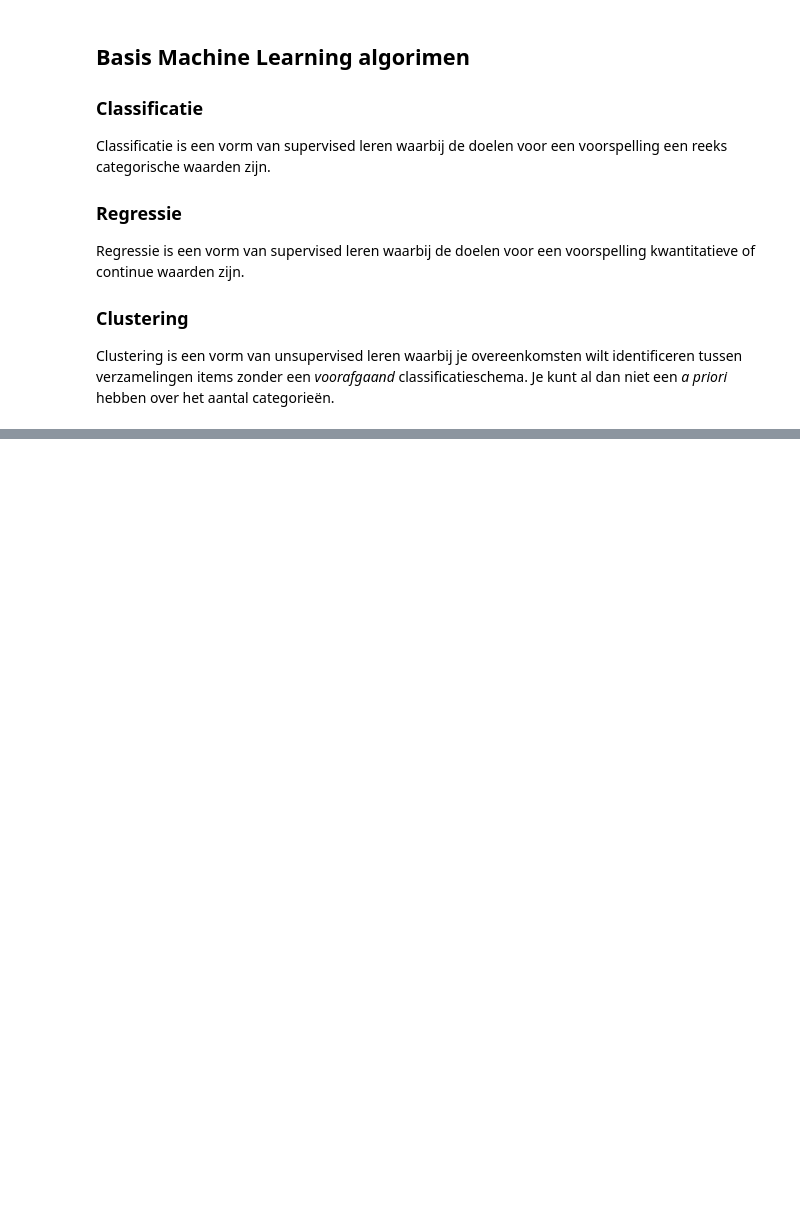
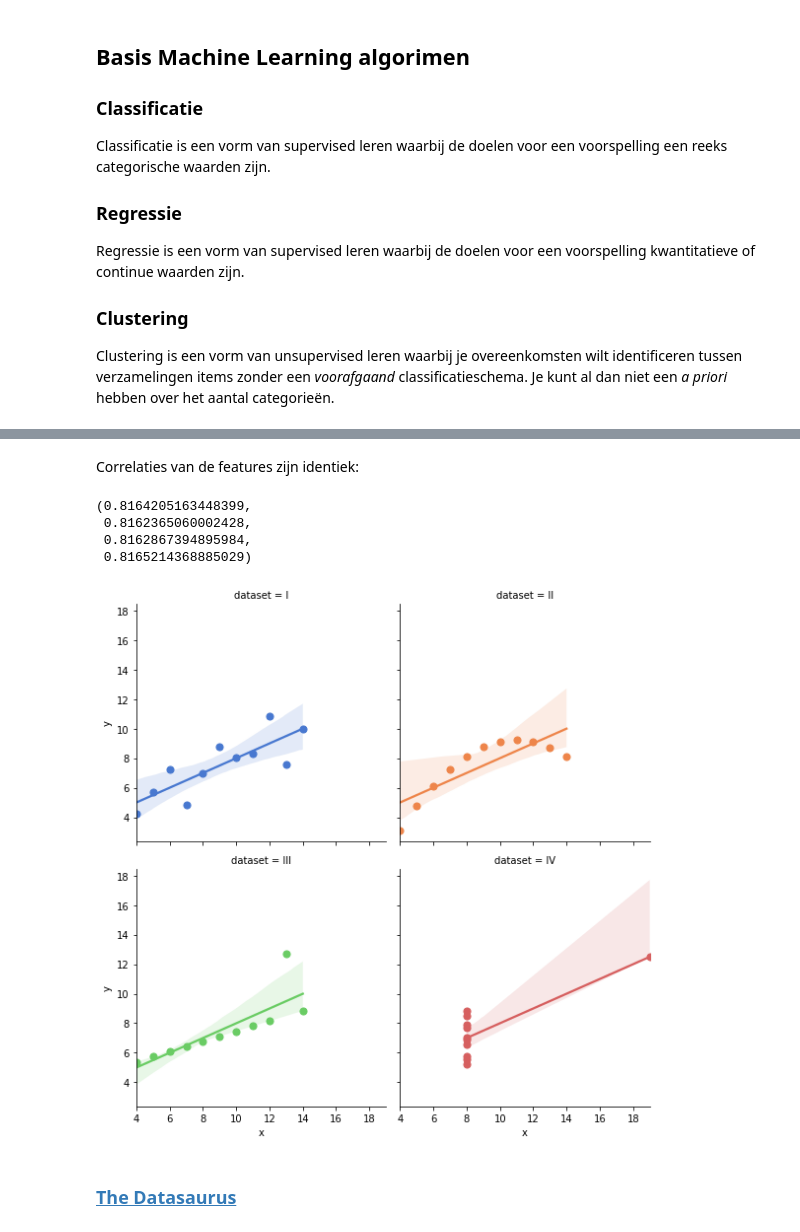
Before and after one commit to MixKlim/SIG-ML, a Jupyter notebook: Practicum.ipynb, the cells around one changed output, grey strips where cells are left out. Drawn from its saved outputs; the diff is of its cells as text; code cells hidden in the pictures; blank space fills up the shorter version.

```diff
--- a/Practicum.ipynb
+++ b/Practicum.ipynb
@@ -39,0 +102,4 @@ Clustering is een vorm van unsupervised leren waarbij je overeenkomsten wilt ide
+# %%
+import seaborn as sns
+df = sns.load_dataset("anscombe")
+df.pivot(columns='dataset').describe()
@@ -39,0 +117,28 @@ Clustering is een vorm van unsupervised leren waarbij je overeenkomsten wilt ide
+# %% [markdown]
+Correlaties van de features zijn identiek:
+# %%
+import numpy as np
+df_1 = df[df.dataset=='I']
+df_2 = df[df.dataset=='II']
+df_3 = df[df.dataset=='III']
+df_4 = df[df.dataset=='IV']
+
+(np.corrcoef(df_1.x, df_1.y)[1,0],
+ np.corrcoef(df_2.x, df_2.y)[1,0],
+ np.corrcoef(df_3.x, df_3.y)[1,0],
+ np.corrcoef(df_4.x, df_4.y)[1,0])
+# %% [output]
+(0.8164205163448399,
+ 0.8162365060002428,
+ 0.8162867394895984,
+ 0.8165214368885029)
+# %%
+%matplotlib inline
+# Show the results of a linear regression within each dataset
+sns.lmplot(x="x", y="y", col="dataset", hue="dataset", data=df,
+           col_wrap=2, palette="muted", height=4,
+           scatter_kws={"s": 50, "alpha": 1});
+# %% [output]
+[figure, added]
+# %% [markdown]
+### [The Datasaurus](https://www.autodeskresearch.com/publications/samestats)
```
Also changed, not shown: parts of 54 cells of this notebook, 7 other files.
